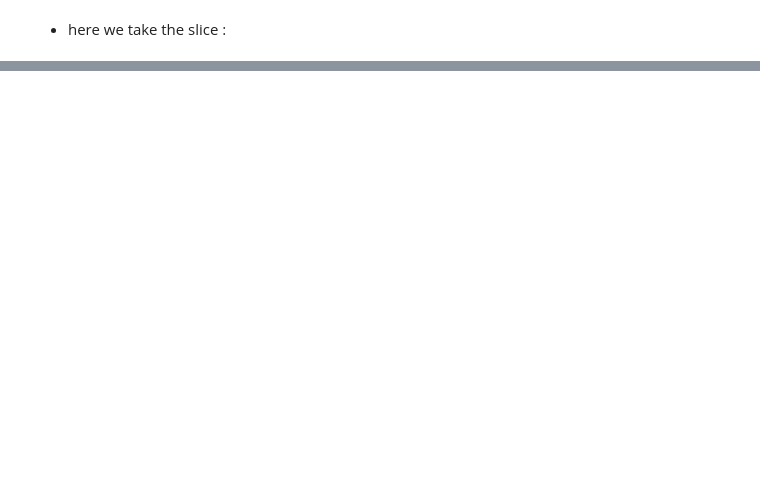
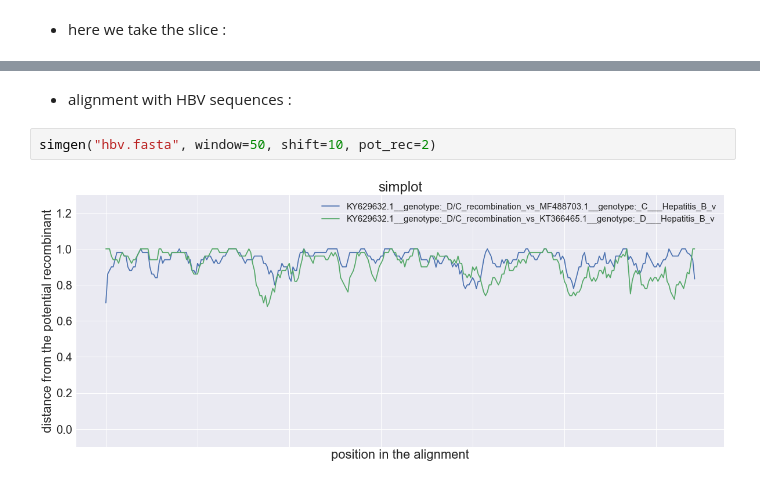
Before and after one commit to babinyurii/recan, a Jupyter notebook: 1_simplot_generator.ipynb, the cells around one changed output, grey strips where cells are left out. Drawn from its saved outputs; the diff is of its cells as text; blank space fills up the shorter version.

```diff
--- a/1_simplot_generator.ipynb
+++ b/1_simplot_generator.ipynb
@@ -89,0 +100,6 @@ simgen("for_recan_lsdv_1.fasta", pot_rec=2, window=200, region=(130000, 150000))
+# %% [markdown]
+- alignment with HBV sequences :
+# %%
+simgen("hbv.fasta", window=50, shift=10, pot_rec=2)
+# %% [output]
+[figure, added]
```
Also changed, not shown: parts of 7 cells of this notebook.
